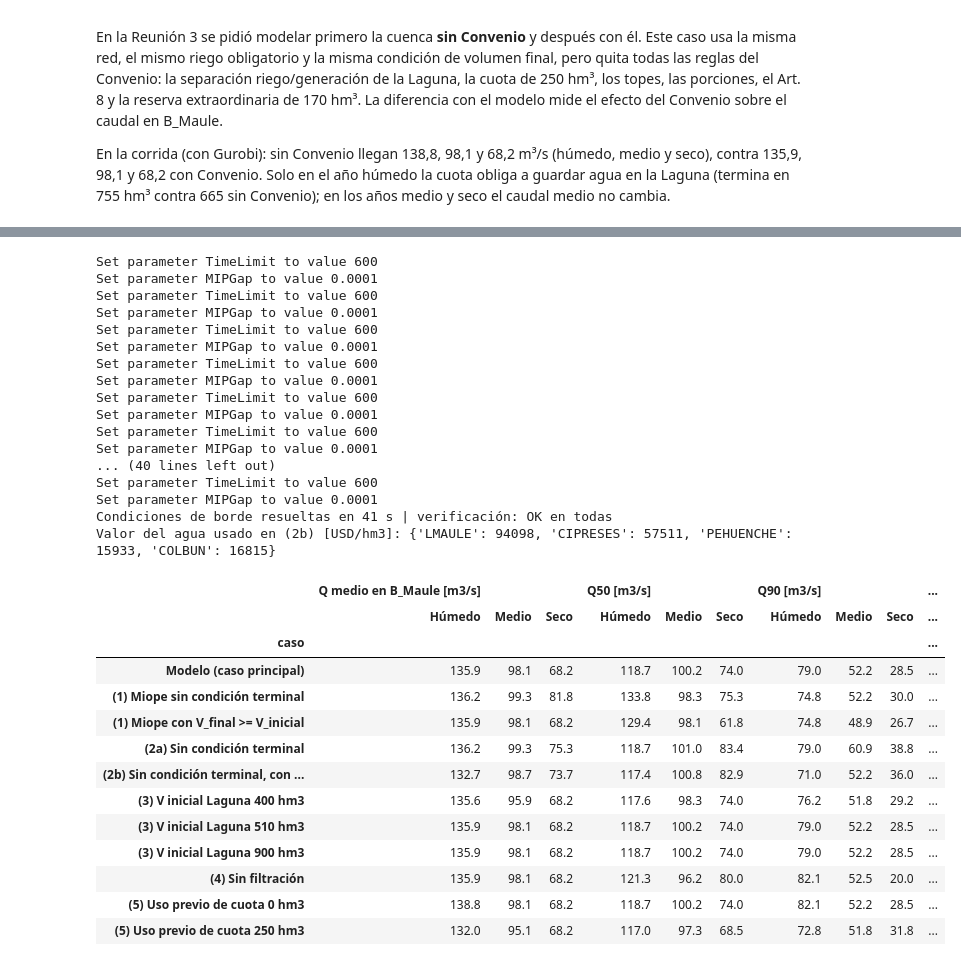
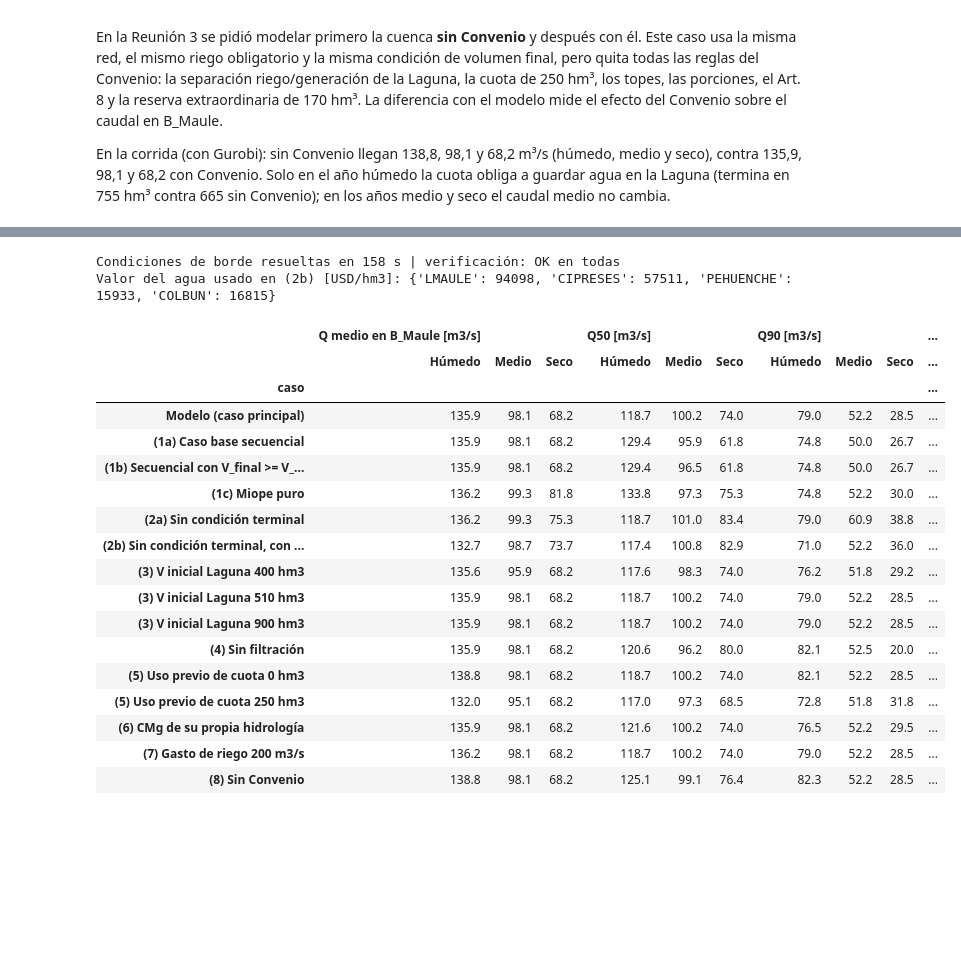
Before and after one commit to Jerrazuriz/Capstone, a Jupyter notebook: resultados_corrida/Modelo_Final_Maule_C2_corregido_ejecutado.ipynb, the cells around one changed output, grey strips where cells are left out. Saved outputs shown, nothing was run; the diff lists cells and outputs as text; code cells hidden in the pictures; blank space fills up the shorter version.

```diff
--- a/resultados_corrida/Modelo_Final_Maule_C2_corregido_ejecutado.ipynb
+++ b/resultados_corrida/Modelo_Final_Maule_C2_corregido_ejecutado.ipynb
@@ -1464,8 +1457,10 @@ KPI_BORDE = ["Q medio en B_Maule [m3/s]", "Q50 [m3/s]", "Q90 [m3/s]", "Q mínimo
 FILAS_BORDE, TRAY_BORDE = [], {}
 
 
-def registrar(caso, k, M, exige_vf=True):
-    errores = [e for e in verificar(M) if exige_vf or not e.startswith("volumen final")]
+def registrar(caso, k, M, exige_vf=True, ignorar=()):
+    """Guarda los KPIs de un caso. ignorar: prefijos de la verificación que no aplican a ese caso."""
+    omitir = tuple(ignorar) + (() if exige_vf else ("volumen final",))
+    errores = [e for e in verificar(M) if not e.startswith(omitir)] if omitir else verificar(M)
     r = resumen(M, k, ESCENARIOS[k])
     FILAS_BORDE.append({"caso": caso, "escenario": k, **{c: r[c] for c in KPI_BORDE},
                         "verificación": "OK" if not errores else "; ".join(errores[:5])})
@@ -1478,8 +1473,10 @@ if CORRER_BORDE:
     V0_LAGUNA, FILT_BASE, CUOTA_BASE = float(RED.at[LAGUNA, "V0"]), FILT, dict(CUOTA_DISPONIBLE)
     for k, a in ESCENARIOS.items():
         registrar("Modelo (caso principal)", k, RES[k])
-        registrar("(1) Miope sin condición terminal", k, BASE[k], exige_vf=False)
-        registrar("(1) Miope con V_final >= V_inicial", k, caso_base_miope(AFL[a], condicion_terminal=True))
+        registrar("(1a) Caso base secuencial", k, BASE[k])
+        registrar("(1b) Secuencial con V_final >= V_inicial, riego penalizado", k,
+                  caso_base_secuencial(AFL[a], riego_estricto=False), exige_vf=False)
+        registrar("(1c) Miope puro", k, caso_base_miope(AFL[a]), exige_vf=False)
         registrar("(2a) Sin condición terminal", k, resolver(sin_condicion_terminal(construir_modelo(AFL[a]))), exige_vf=False)
         registrar("(2b) Sin condición terminal, con valor del agua", k, resolver(con_valor_agua(construir_modelo(AFL[a]))), exige_vf=False)
     for v0 in (400.0, 510.0, 900.0):
@@ -1494,56 +1491,51 @@ if CORRER_BORDE:
         for k, a in ESCENARIOS.items():
             registrar("(4) Sin filtración", k, resolver(construir_modelo(AFL[a])))
     finally:
         FILT = FILT_BASE
     for usado in (0.0, 250.0):
         CUOTA_DISPONIBLE[2026] = CUOTA_GENERACION - usado
         try:
             for k, a in ESCENARIOS.items():
                 registrar(f"(5) Uso previo de cuota {usado:.0f} hm3", k, resolver(construir_modelo(AFL[a])))
         finally:
             CUOTA_DISPONIBLE.update(CUOTA_BASE)
+    hoja_de = {"Húmedo": "CMG. HID. HUMEDA", "Medio": "CMG. HID. MEDIA", "Seco": "CMG. HID. SECA"}
+    for k, a in ESCENARIOS.items():
+        registrar("(6) CMg de su propia hidrología", k, resolver(construir_modelo(AFL[a], pi=leer_cmg(hoja_de[k]))))
+        registrar("(7) Gasto de riego 200 m3/s", k, resolver(construir_modelo(AFL[a], conv=convenio(200.0))))
+        registrar("(8) Sin Convenio", k, resolver(construir_sin_convenio(AFL[a])),
+                  exige_vf=False, ignorar=("C", "reserva extraordinaria"))
     SENS_BORDE = pd.DataFrame(FILAS_BORDE)
     TABLA_BORDE = SENS_BORDE.pivot_table(index="caso", columns="escenario", values=KPI_BORDE[:5], sort=False)
     TABLA_BORDE = TABLA_BORDE.reindex(columns=pd.MultiIndex.from_product([KPI_BORDE[:5], list(ESCENARIOS)]))
     with pd.ExcelWriter(os.path.join(CARPETA_SALIDA, "sensibilidades_borde.xlsx")) as xw:
         TABLA_BORDE.round(1).to_excel(xw, sheet_name="tabla_informe")
         SENS_BORDE.round(3).to_excel(xw, sheet_name="todas", index=False)
         sem = pd.DataFrame({f"{c} | {k} | {v}": d[v] for (c, k), d in TRAY_BORDE.items() for v in ("Q", "V")},
                            index=pd.Index(x, name="semana"))
         sem.round(3).to_excel(xw, sheet_name="semanal")
     print(f"Condiciones de borde resueltas en {time.time() - t0:.0f} s | verificación:",
           "OK en todas" if (SENS_BORDE["verificación"] == "OK").all() else "REVISAR")
     print(f"Valor del agua usado en (2b) [USD/hm3]: { {e: round(v) for e, v in valor_agua_hm3().items()} }")
     display(TABLA_BORDE.round(1))
 # %% [output]
-Set parameter TimeLimit to value 600
-Set parameter MIPGap to value 0.0001
-Set parameter TimeLimit to value 600
-Set parameter MIPGap to value 0.0001
-Set parameter TimeLimit to value 600
-Set parameter MIPGap to value 0.0001
-Set parameter TimeLimit to value 600
-Set parameter MIPGap to value 0.0001
-Set parameter TimeLimit to value 600
-Set parameter MIPGap to value 0.0001
-Set parameter TimeLimit to value 600
-Set parameter MIPGap to value 0.0001
-... (40 lines left out)
-Set parameter TimeLimit to value 600
-Set parameter MIPGap to value 0.0001
-Condiciones de borde resueltas en 41 s | verificación: OK en todas
+Condiciones de borde resueltas en 158 s | verificación: OK en todas
 Valor del agua usado en (2b) [USD/hm3]: {'LMAULE': 94098, 'CIPRESES': 57511, 'PEHUENCHE': 15933, 'COLBUN': 16815}
 |  | Q medio en B_Maule [m3/s] |  |  | Q50 [m3/s] |  |  | Q90 [m3/s] |  |  | ... |
 |  | Húmedo | Medio | Seco | Húmedo | Medio | Seco | Húmedo | Medio | Seco | ... |
 | caso |  |  |  |  |  |  |  |  |  | ... |
 | Modelo (caso principal) | 135.9 | 98.1 | 68.2 | 118.7 | 100.2 | 74.0 | 79.0 | 52.2 | 28.5 | ... |
-| (1) Miope sin condición terminal | 136.2 | 99.3 | 81.8 | 133.8 | 98.3 | 75.3 | 74.8 | 52.2 | 30.0 | ... |
-| (1) Miope con V_final >= V_inicial | 135.9 | 98.1 | 68.2 | 129.4 | 98.1 | 61.8 | 74.8 | 48.9 | 26.7 | ... |
+| (1a) Caso base secuencial | 135.9 | 98.1 | 68.2 | 129.4 | 95.9 | 61.8 | 74.8 | 50.0 | 26.7 | ... |
+| (1b) Secuencial con V_final >= V_... | 135.9 | 98.1 | 68.2 | 129.4 | 96.5 | 61.8 | 74.8 | 50.0 | 26.7 | ... |
+| (1c) Miope puro | 136.2 | 99.3 | 81.8 | 133.8 | 97.3 | 75.3 | 74.8 | 52.2 | 30.0 | ... |
 | (2a) Sin condición terminal | 136.2 | 99.3 | 75.3 | 118.7 | 101.0 | 83.4 | 79.0 | 60.9 | 38.8 | ... |
 | (2b) Sin condición terminal, con ... | 132.7 | 98.7 | 73.7 | 117.4 | 100.8 | 82.9 | 71.0 | 52.2 | 36.0 | ... |
 | (3) V inicial Laguna 400 hm3 | 135.6 | 95.9 | 68.2 | 117.6 | 98.3 | 74.0 | 76.2 | 51.8 | 29.2 | ... |
 | (3) V inicial Laguna 510 hm3 | 135.9 | 98.1 | 68.2 | 118.7 | 100.2 | 74.0 | 79.0 | 52.2 | 28.5 | ... |
 | (3) V inicial Laguna 900 hm3 | 135.9 | 98.1 | 68.2 | 118.7 | 100.2 | 74.0 | 79.0 | 52.2 | 28.5 | ... |
-| (4) Sin filtración | 135.9 | 98.1 | 68.2 | 121.3 | 96.2 | 80.0 | 82.1 | 52.5 | 20.0 | ... |
+| (4) Sin filtración | 135.9 | 98.1 | 68.2 | 120.6 | 96.2 | 80.0 | 82.1 | 52.5 | 20.0 | ... |
 | (5) Uso previo de cuota 0 hm3 | 138.8 | 98.1 | 68.2 | 118.7 | 100.2 | 74.0 | 82.1 | 52.2 | 28.5 | ... |
 | (5) Uso previo de cuota 250 hm3 | 132.0 | 95.1 | 68.2 | 117.0 | 97.3 | 68.5 | 72.8 | 51.8 | 31.8 | ... |
+| (6) CMg de su propia hidrología | 135.9 | 98.1 | 68.2 | 121.6 | 100.2 | 74.0 | 76.5 | 52.2 | 29.5 | ... |
+| (7) Gasto de riego 200 m3/s | 136.2 | 98.1 | 68.2 | 118.7 | 100.2 | 74.0 | 79.0 | 52.2 | 28.5 | ... |
+| (8) Sin Convenio | 138.8 | 98.1 | 68.2 | 125.1 | 99.1 | 76.4 | 82.3 | 52.2 | 28.5 | ... |
```
Also changed, not shown: parts of 26 cells of this notebook, 18 other files.
